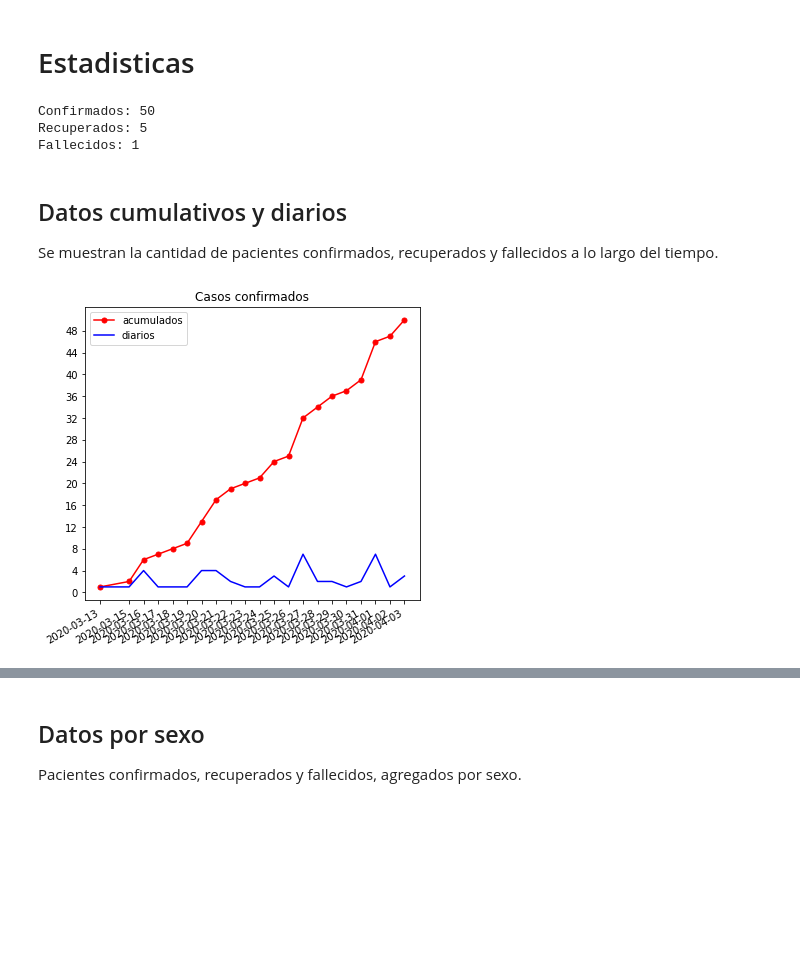
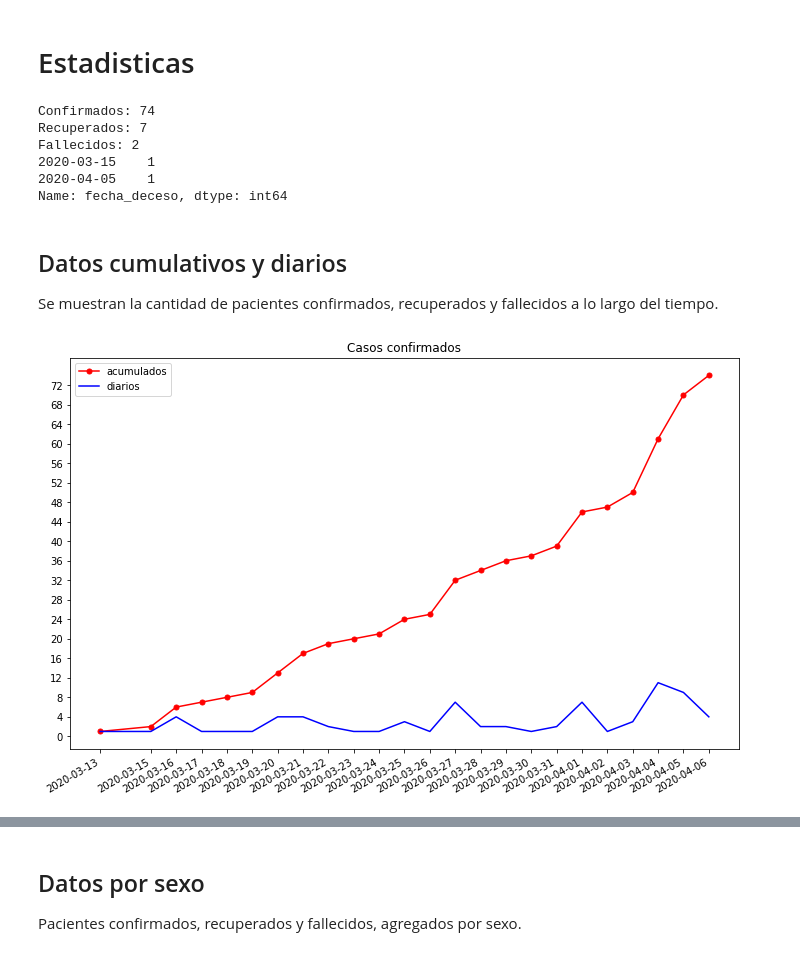
Before and after one commit to ncovgt2020/ncovgt2020, a Jupyter notebook: scripts/analisis_basico.ipynb, the cells around one changed output, grey strips where cells are left out. Saved outputs shown, nothing was run; the diff lists cells and outputs as text; code cells hidden in the pictures; blank space fills up the shorter version.

```diff
--- a/scripts/analisis_basico.ipynb
+++ b/scripts/analisis_basico.ipynb
@@ -63,26 +63,30 @@ fallecidos = pacientes['fecha_deceso'].value_counts().sort_index()
 print("Confirmados: {}".format(confirmados.sum()))
 print("Recuperados: {}".format(recuperados.sum()))
 print("Fallecidos: {}".format(fallecidos.sum()))
+print(fallecidos)
 # %% [output]
-Confirmados: 50
-Recuperados: 5
-Fallecidos: 1
+Confirmados: 74
+Recuperados: 7
+Fallecidos: 2
+2020-03-15    1
+2020-04-05    1
+Name: fecha_deceso, dtype: int64
 # %% [markdown]
 ## Datos cumulativos y diarios
 
 Se muestran la cantidad de pacientes confirmados, recuperados y fallecidos a lo largo del tiempo.
 # %%
-fig1 = plt.figure(figsize=(6,6))
+fig1 = plt.figure(figsize=(12,8))
 fig1ax1 = fig1.add_subplot(1,1,1)
 fig1ax1.set_title('Casos confirmados')
 confirmados.cumsum().plot(ax = fig1ax1, color = 'r', label = 'acumulados', marker='.',markersize=10)
 confirmados.plot( ax = fig1ax1, color = 'b', label = 'diarios')#, marker='x',markersize=10)
 fig1ax1.set_xticks(confirmados.index.to_list())
 fig1ax1.set_yticks(range(0,confirmados.sum()+2,4))
 fig1ax1.legend(loc="best")
 fig1.savefig("../imgs/confirmados.png")
 # %% [output]
-[figure, old version]
+[figure, new version]
 # %%
 fig2 = plt.figure(figsize=(5,5))
 fig2ax1 = fig2.add_subplot(1,1,1)
```
Also changed, not shown: parts of 6 cells of this notebook, 10 other files.
